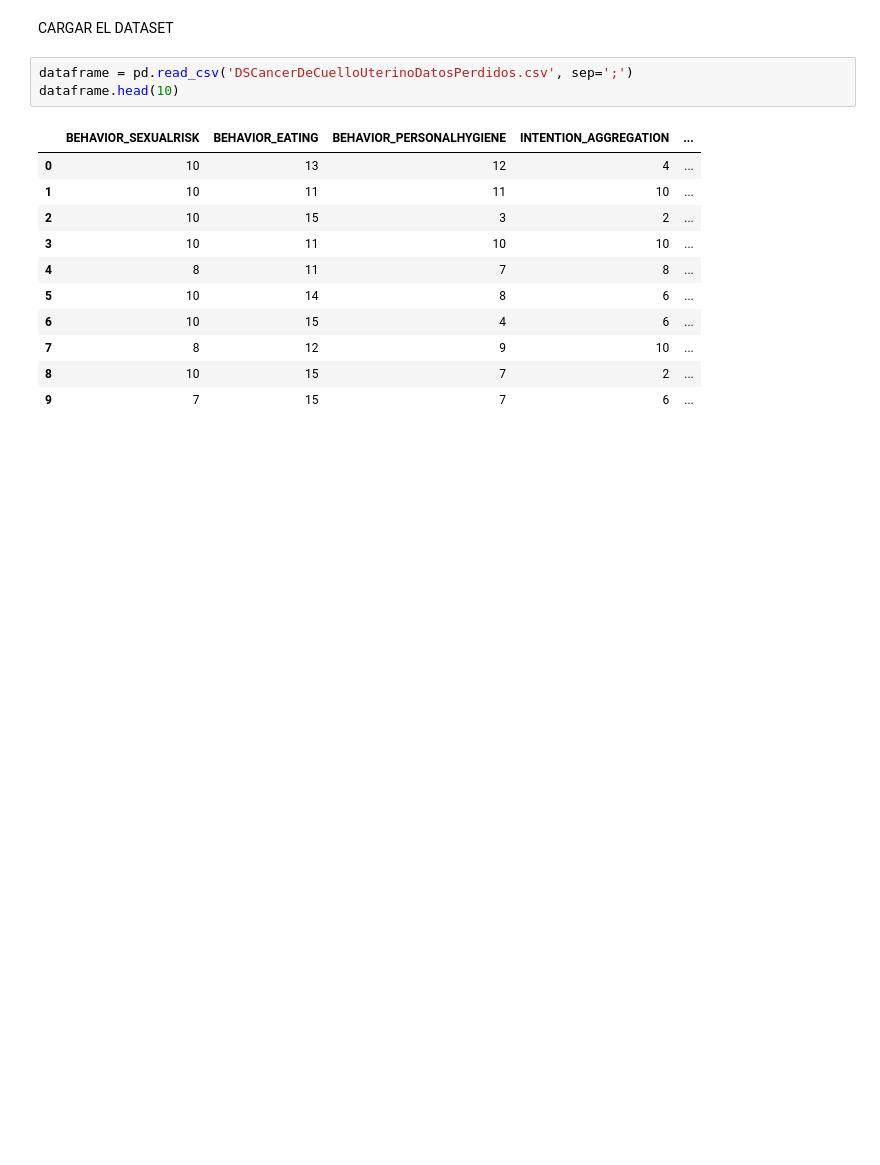
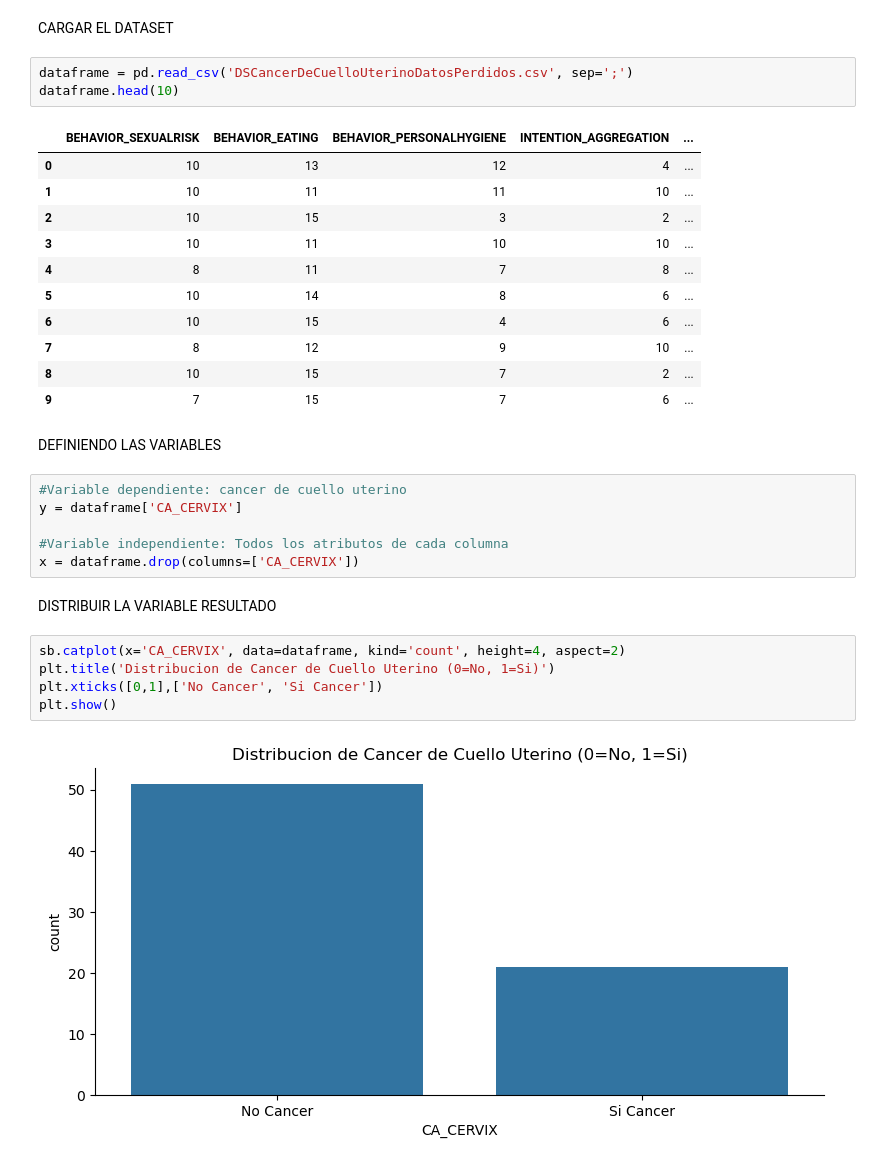
Before and after one commit to Jadira24/LP3-2025-PC1, a Jupyter notebook: Untitled.ipynb, the cells around one changed output. Saved outputs shown, nothing was run; the diff lists cells and outputs as text; blank space fills up the shorter version.

```diff
--- a/Untitled.ipynb
+++ b/Untitled.ipynb
@@ -24,3 +24,20 @@ dataframe.head(10)
 | 7 | 8 | 12 | 9 | 10 | ... |
 | 8 | 10 | 15 | 7 | 2 | ... |
 | 9 | 7 | 15 | 7 | 6 | ... |
+# %% [markdown]
+DEFINIENDO LAS VARIABLES
+# %%
+#Variable dependiente: cancer de cuello uterino
+y = dataframe['CA_CERVIX']
+
+#Variable independiente: Todos los atributos de cada columna
+x = dataframe.drop(columns=['CA_CERVIX'])
+# %% [markdown]
+DISTRIBUIR LA VARIABLE RESULTADO
+# %%
+sb.catplot(x='CA_CERVIX', data=dataframe, kind='count', height=4, aspect=2)
+plt.title('Distribucion de Cancer de Cuello Uterino (0=No, 1=Si)')
+plt.xticks([0,1],['No Cancer', 'Si Cancer'])
+plt.show()
+# %% [output]
+[figure, added]
```
